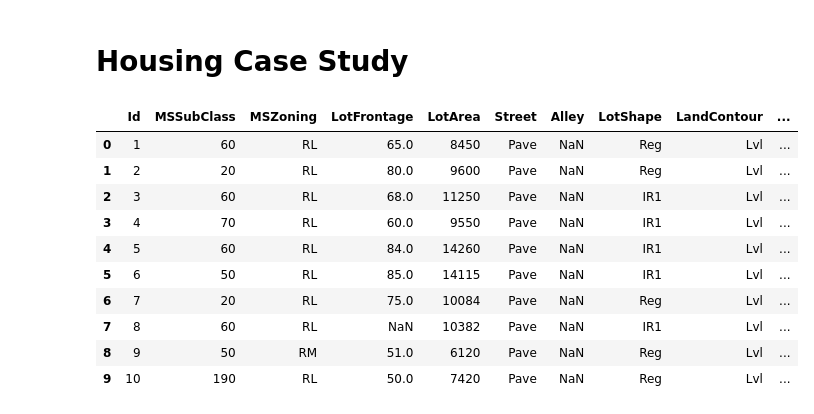
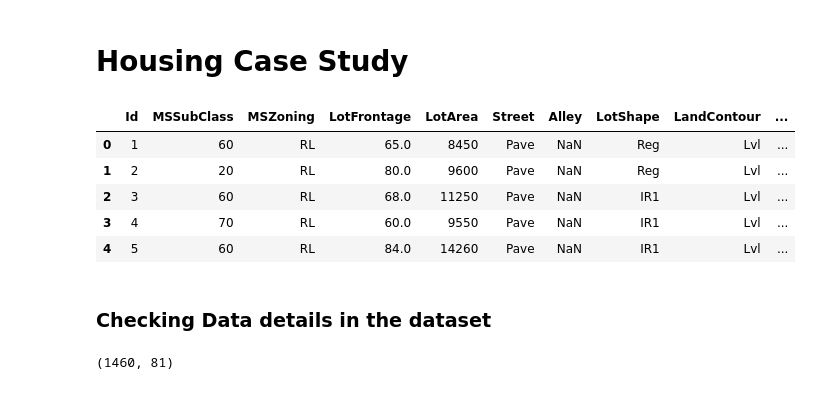
Before and after one commit to ambar-ashish/housing-case-study, a Jupyter notebook: Housing.ipynb, the cells around one changed output. Drawn from its saved outputs; the diff is of its cells as text; code cells hidden in the pictures.

```diff
--- a/Housing.ipynb
+++ b/Housing.ipynb
@@ -17,16 +17,17 @@ pd.set_option('display.max_columns', None)
 pd.set_option('display.max_rows', None)
 # %%
 house_original = pd.read_csv('train.csv')
-house_original.head(10)
+house_original.head()
 # %% [output]
 |  | Id | MSSubClass | MSZoning | LotFrontage | LotArea | Street | Alley | LotShape | LandContour | ... |
 | 0 | 1 | 60 | RL | 65.0 | 8450 | Pave | NaN | Reg | Lvl | ... |
 | 1 | 2 | 20 | RL | 80.0 | 9600 | Pave | NaN | Reg | Lvl | ... |
 | 2 | 3 | 60 | RL | 68.0 | 11250 | Pave | NaN | IR1 | Lvl | ... |
 | 3 | 4 | 70 | RL | 60.0 | 9550 | Pave | NaN | IR1 | Lvl | ... |
 | 4 | 5 | 60 | RL | 84.0 | 14260 | Pave | NaN | IR1 | Lvl | ... |
-| 5 | 6 | 50 | RL | 85.0 | 14115 | Pave | NaN | IR1 | Lvl | ... |
-| 6 | 7 | 20 | RL | 75.0 | 10084 | Pave | NaN | Reg | Lvl | ... |
-| 7 | 8 | 60 | RL | NaN | 10382 | Pave | NaN | IR1 | Lvl | ... |
-| 8 | 9 | 50 | RM | 51.0 | 6120 | Pave | NaN | Reg | Lvl | ... |
-| 9 | 10 | 190 | RL | 50.0 | 7420 | Pave | NaN | Reg | Lvl | ... |
+# %% [markdown]
+### Checking Data details in the dataset
+# %%
+house_original.shape
+# %% [output]
+(1460, 81)
```
Also changed, not shown: parts of 13 cells of this notebook.
